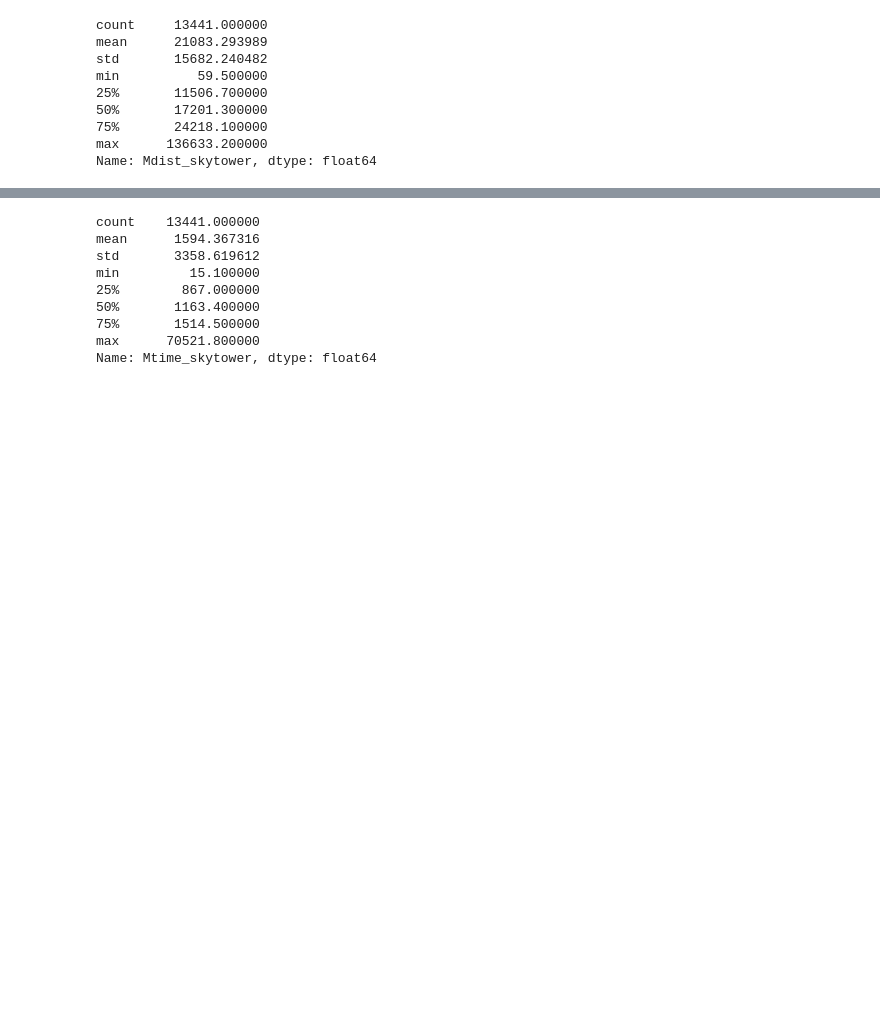
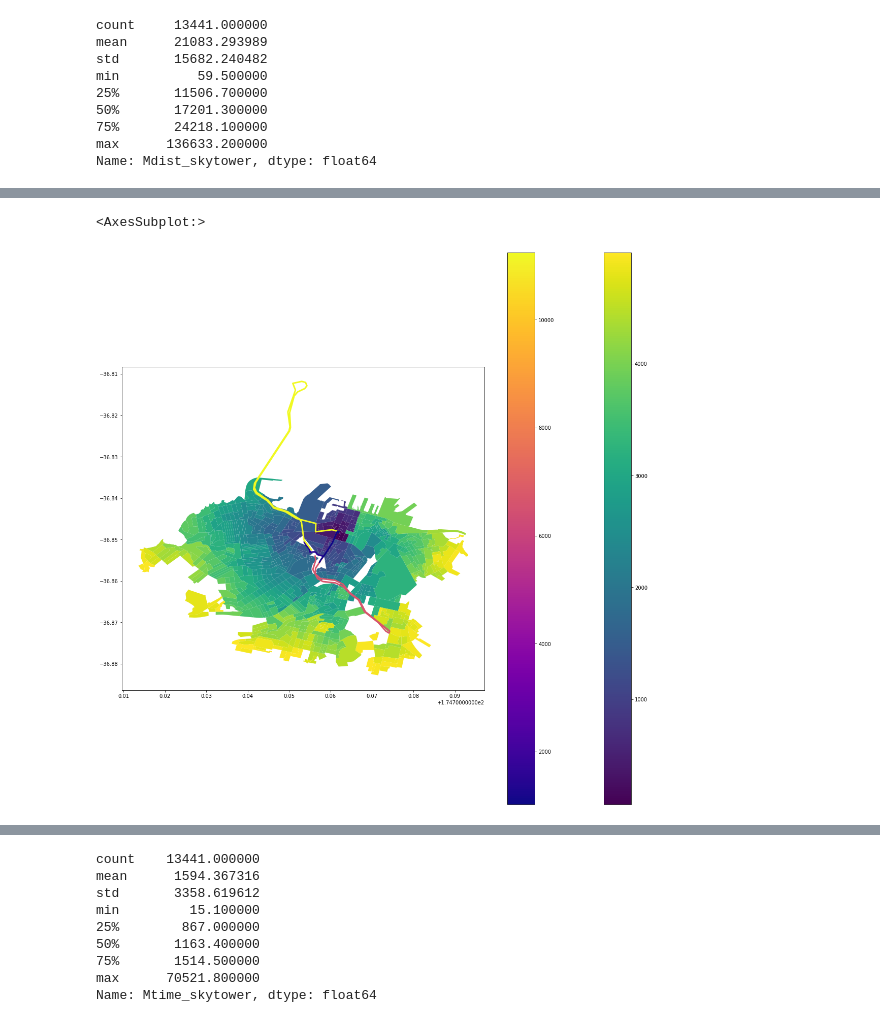
Before and after one commit to UoA-eResearch/auckland-housing, a Jupyter notebook: phase2.ipynb, the cells around one changed output, grey strips where cells are left out. Saved outputs shown, nothing was run; the diff lists cells and outputs as text; code cells hidden in the pictures; blank space fills up the shorter version.

Commit message:
investigating strange OSRM results

```diff
--- a/phase2.ipynb
+++ b/phase2.ipynb
@@ -515,0 +519,5 @@ Text(0.5, 1, 'Meshblocks <5KM driving from the Skytower')
+# %%
+# Some strange gaps there - let's investigate
+points = mb[(mb.Hdist_skytower < 1000) & (mb.Mdist_skytower > 5000)]
+points = [f"{point.x},{point.y}" for point in points.centroid.to_crs(epsg=4326)]
+points
@@ -515,0 +529,6 @@ Text(0.5, 1, 'Meshblocks <5KM driving from the Skytower')
+# %%
+routes = []
+for point in points:
+    route_result = requests.get(f"{BASE_URL}/route/v1/driving/{skytower};{point}?geometries=geojson")
+    routes.extend(route_result.json()["routes"])
+routes
@@ -515,0 +553,5 @@ Text(0.5, 1, 'Meshblocks <5KM driving from the Skytower')
+# %%
+route_df = pd.read_json(json.dumps(routes))
+route_df["geometry"] = route_df['geometry'].apply(shape)
+route_df = gpd.GeoDataFrame(route_df)
+route_df
@@ -515,0 +564,7 @@ Text(0.5, 1, 'Meshblocks <5KM driving from the Skytower')
+# %%
+from shapely.geometry import shape
+ax = mb[mb.Mdist_skytower < 5000].to_crs(epsg=4326).plot(column="Mdist_skytower", legend=True)
+route_df.plot(column="distance", legend=True, ax=ax, linewidth=3, cmap="plasma")
+# %% [output]
+<AxesSubplot:>
+[figure, added]
```
Also changed, not shown: parts of 14 cells of this notebook.
